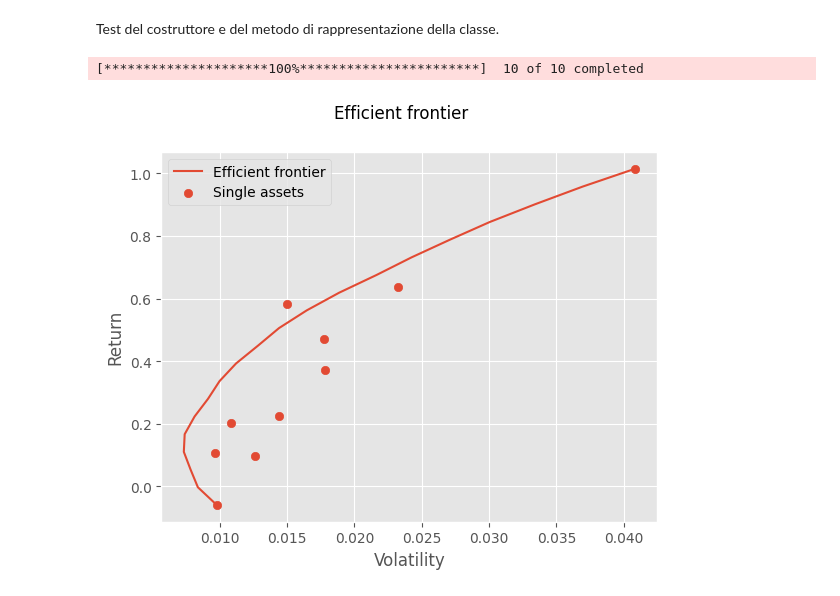
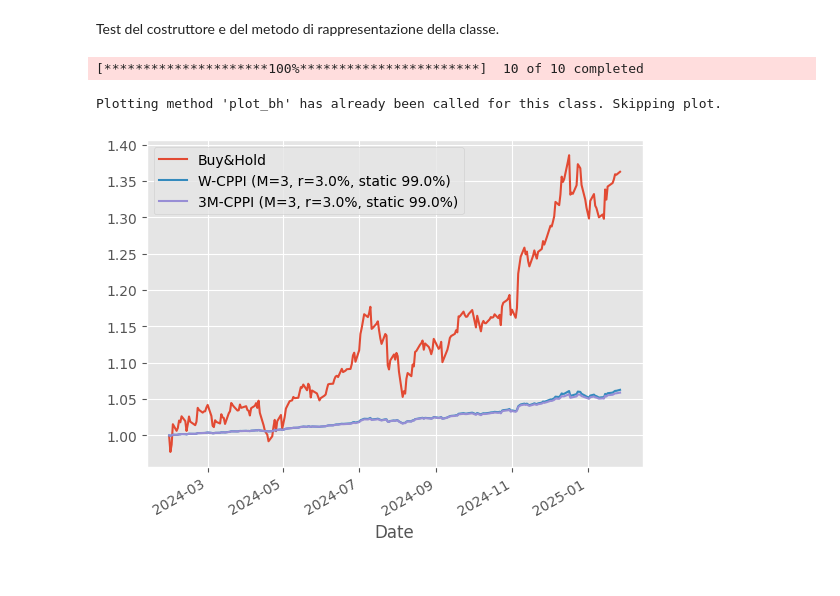
Before and after one commit to VLTSML26/trading, a Jupyter notebook: test_asset.ipynb, the cells around one changed output. Drawn from its saved outputs; the diff is of its cells as text; code cells hidden in the pictures.

Commit message:
Implemented CPPI

```diff
--- a/test_asset.ipynb
+++ b/test_asset.ipynb
@@ -6,12 +6,15 @@ from portfolio import Tickers, Portfolio, efficient_frontier, plot_efficient_fro
 Test del costruttore e del metodo di rappresentazione della classe.
 # %%
 sp_500 = ['AAPL', 'MSFT', 'GOOGL', 'AMZN', 'META', 'JPM', 'JNJ', 'V', 'PG', 'TSLA']
-# my_ptf = Portfolio(sp_500, period="1y")
+ew = Portfolio(sp_500, period="1y")
+# msr = ew.copy().msr(rf=0.03)
+# %% [output]
+[*********************100%***********************]  10 of 10 completed
-# %%
-frontier_ptfs = efficient_frontier(sp_500, period="1y")
-# %% [output]
-[*********************100%***********************]  10 of 10 completed
-# %%
-plot_efficient_frontier(frontier_ptfs)
-# %% [output]
-[figure, removed]
+# %%
+ews_d = CPPI(ew, {'floor': 0.8, 'rebalance': 'W', 'type': 'static'})
+ews_m = CPPI(ew, {'floor': 0.8, 'rebalance': '3M', 'type': 'static'})
+ews_d.plot(legend=True)
+ews_m.plot(legend=True)
+# %% [output]
+Plotting method 'plot_bh' has already been called for this class. Skipping plot.
+[figure, added]
```
Also changed, not shown: parts of 7 cells of this notebook, 2 other files.
